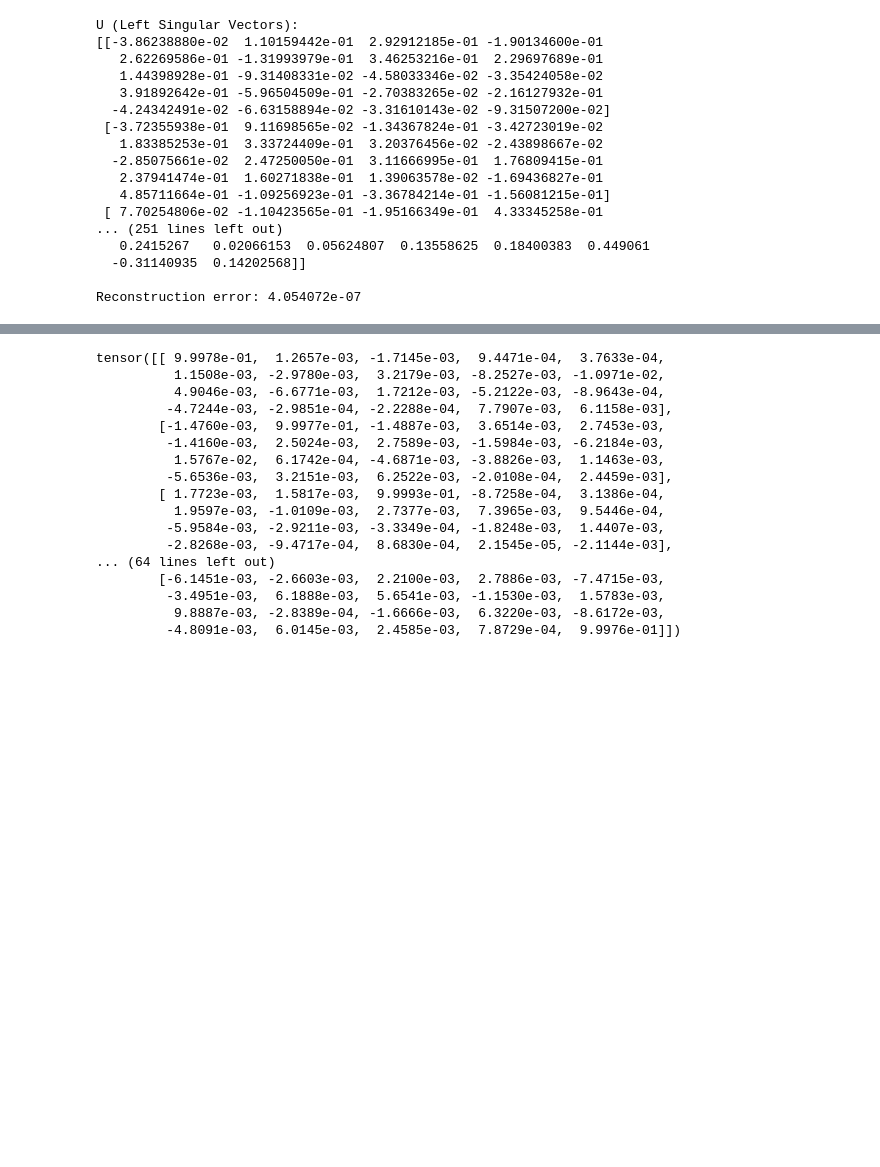
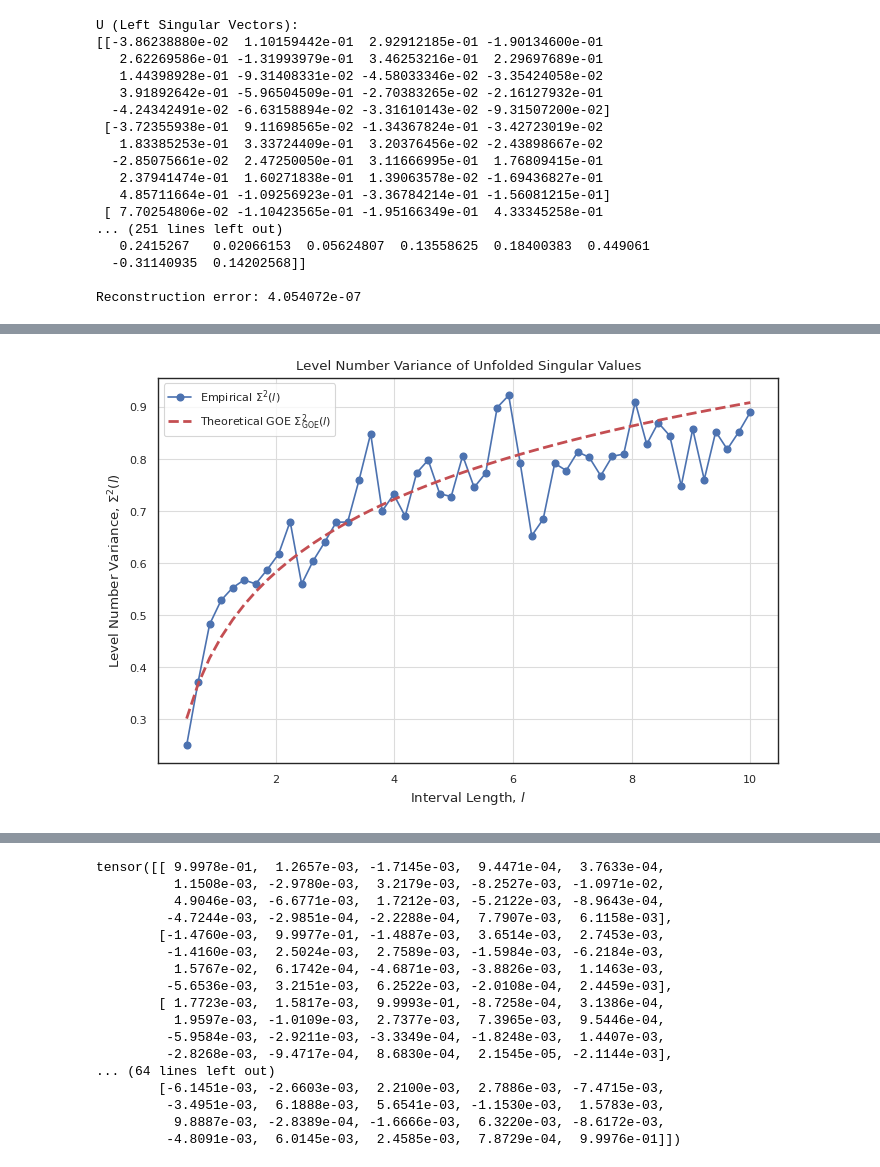
Before and after one commit to niniack/koopmann, a Jupyter notebook: analysis_subspace_nb/03_mnist_top_eigenvalue_analysis.ipynb, the cells around one changed output, grey strips where cells are left out. Saved outputs shown, nothing was run; the diff lists cells and outputs as text; code cells hidden in the pictures; blank space fills up the shorter version.

```diff
--- a/analysis_subspace_nb/03_mnist_top_eigenvalue_analysis.ipynb
+++ b/analysis_subspace_nb/03_mnist_top_eigenvalue_analysis.ipynb
@@ -135,3 +284,80 @@ Reconstruction error: 4.054072e-07
+# %%
+import numpy as np
+import matplotlib.pyplot as plt
+
+# -----------------------------------------
+# Step 0: Obtain the weight matrix from your model (assumed already available)
+# For example:
+# K = autoencoder.koopman_matrix.linear_layer.weight.data.cpu().numpy()
+
+# -----------------------------------------
+# Step 1: Compute and sort the singular values
+singular_values = np.linalg.svd(K, compute_uv=False)
+singular_values_sorted = np.sort(singular_values)
+
+# -----------------------------------------
+# Step 2: Unfold the spectrum via polynomial fitting
+# Create level indices for the sorted singular values
+N = len(singular_values_sorted)
+indices = np.arange(1, N + 1)
+
+# Fit a low-degree polynomial; degree 3 is often a good compromise.
+poly_degree = 3
+poly_coeffs = np.polyfit(singular_values_sorted, indices, deg=poly_degree)
+
+# Evaluate the polynomial to obtain the unfolded levels (should have mean spacing of 1)
+unfolded_levels = np.polyval(poly_coeffs, singular_values_sorted)
+
+# -----------------------------------------
+# Step 3: Compute the empirical level number variance Σ²(l)
+# Define a range of interval lengths l (adjust as needed)
+l_vals = np.linspace(0.5, 10, 50)
+sigma2_empirical = []
+
+for l in l_vals:
+    counts = []
+    # Loop over each unfolded level as a starting point.
+    for i, x in enumerate(unfolded_levels):
+        # Ensure that the interval [x, x+l] lies fully within the spectrum
+        if x + l <= unfolded_levels[-1]:
+            # Use searchsorted to count levels up to x+l
+            j = np.searchsorted(unfolded_levels, x + l, side='right')
+            # Count the number of levels in the interval (x, x+l]
+            count = j - i - 1  # exclude the starting level
+            counts.append(count)
+    # Compute the variance over all valid intervals
+    if counts:
+        counts = np.array(counts)
+        sigma2 = np.mean((counts - l)**2)
+    else:
+        sigma2 = np.nan
+    sigma2_empirical.append(sigma2)
+
+sigma2_empirical = np.array(sigma2_empirical)
+
+# -----------------------------------------
+# Step 4: Define the theoretical GOE number variance
+def sigma2_goe(l):
+    # Euler's constant:
+    gamma = 0.5772156649
+    return (2 / np.pi**2) * (np.log(2 * np.pi * l) + gamma + 1 - (np.pi**2) / 8)
+
+sigma2_theory = sigma2_goe(l_vals)
+
+# -----------------------------------------
+# Step 5: Plot the empirical and theoretical level number variance
+plt.figure(figsize=(8, 5))
+plt.plot(l_vals, sigma2_empirical, 'bo-', label=r'Empirical $\Sigma^2(l)$')
+plt.plot(l_vals, sigma2_theory, 'r--', linewidth=2,
+         label=r'Theoretical GOE $\Sigma^2_{\mathrm{GOE}}(l)$')
+plt.xlabel("Interval Length, $l$")
+plt.ylabel(r"Level Number Variance, $\Sigma^2(l)$")
+plt.title("Level Number Variance of Unfolded Singular Values")
+plt.legend()
+plt.grid(True)
+plt.show()
+# %% [output]
+[figure, added]
 # %%
 # After loading the autoencoder model, add this code to modify the Koopman matrix:
 
```
Also changed, not shown: parts of 7 cells of this notebook.
